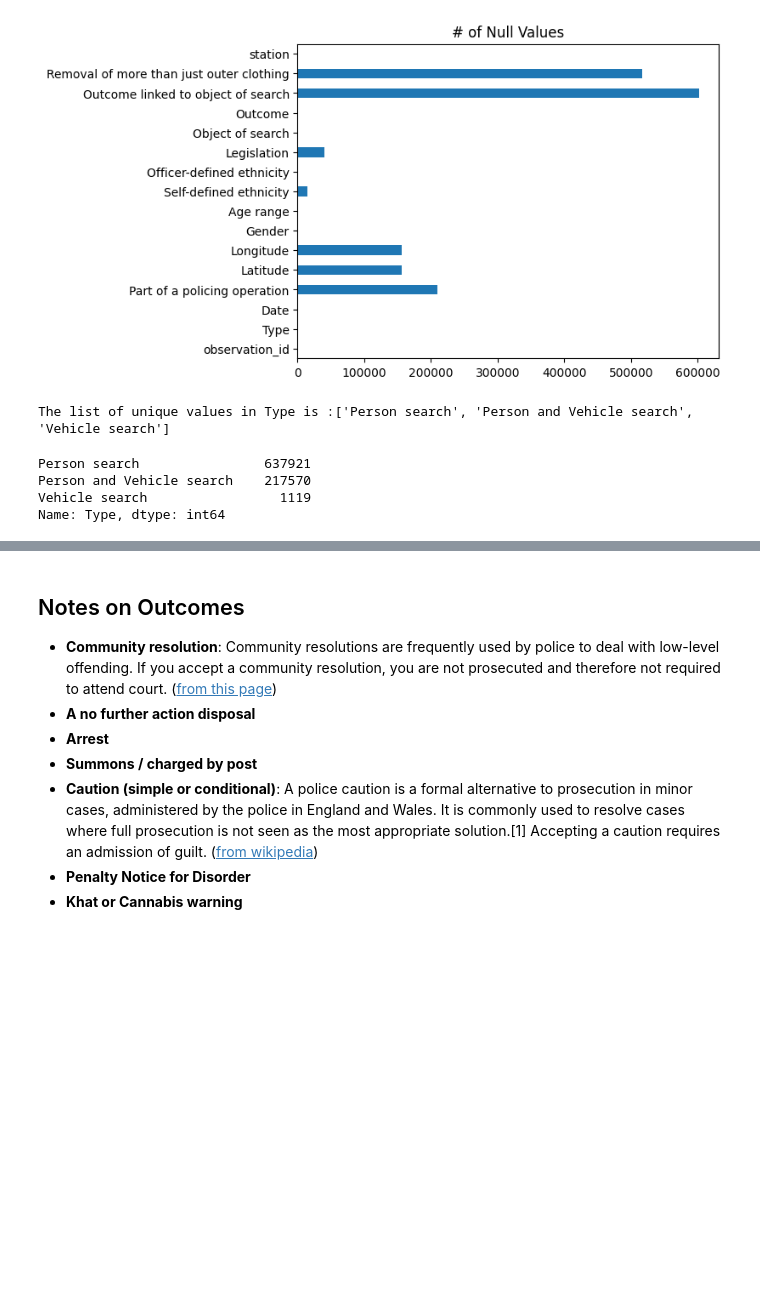
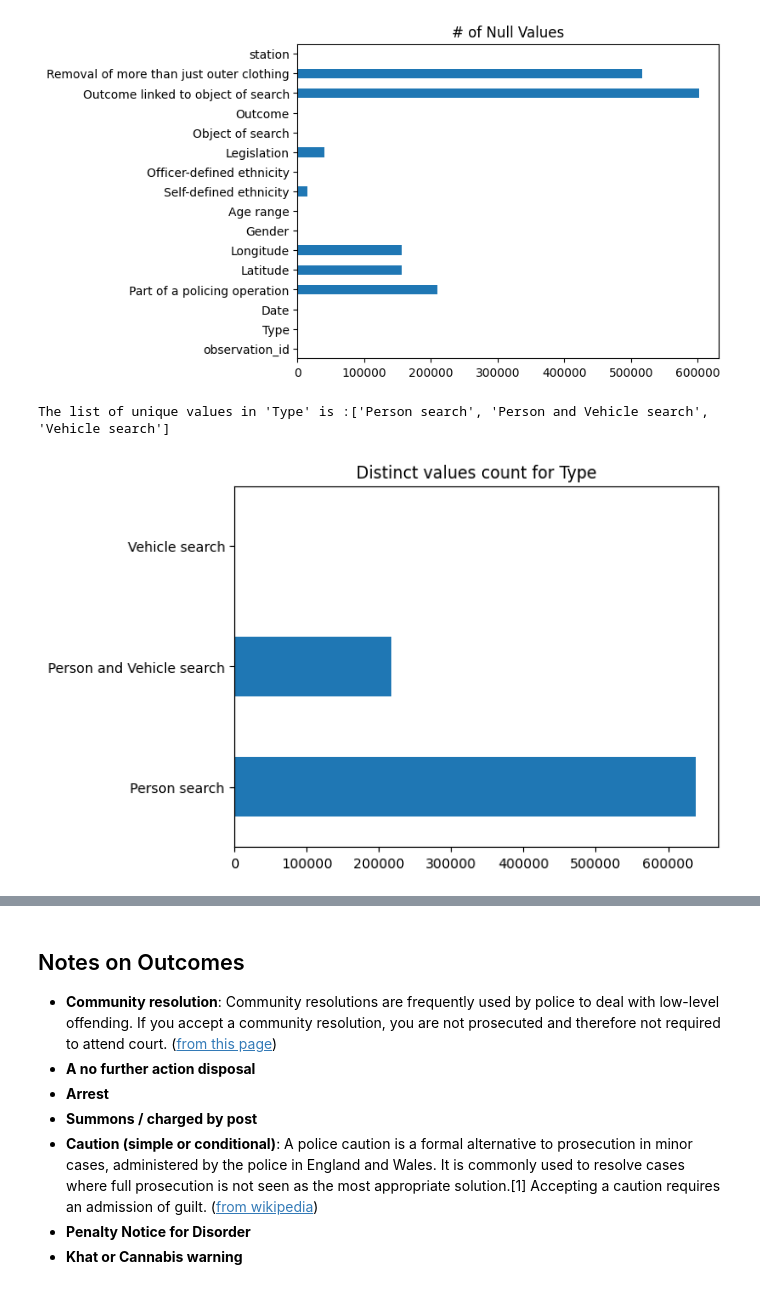
Before and after one commit to joaobssa/ldsa_capstone, a Jupyter notebook: 1 EDA.ipynb, the cells around one changed output, grey strips where cells are left out. Cells and saved outputs as stored; diff of their text form; code cells hidden in the pictures; blank space fills up the shorter version.

```diff
--- a/1 EDA.ipynb
+++ b/1 EDA.ipynb
@@ -10,6 +10,15 @@ import numpy as np
 
 # needed to use matplotlib inside jupyter notebook
 %matplotlib inline
+# %%
+def show_unique_value_graph(df, column):
+    print("The list of unique values in '" + column + "' is :" + str(list(df[column].unique())))
+
+    if(len(df[column].unique()) < 10):
+        df[column].value_counts(dropna=False).plot.barh()
+        plt.title("Distinct values count for " + column);
+    else:
+        display(df[column].value_counts(dropna=False))
 # %%
 df_ = pd.read_csv("data/train.csv")
 df_.head(10)
@@ -37,13 +46,9 @@ plt.title("# of Null Values")
 # %% [output]
 Text(0.5, 1.0, '# of Null Values')
 [figure]
-# %%
-print("The list of unique values in Type is :" + str(list(df_["Type"].unique())))
-df_["Type"].value_counts(include_na)()
-# %% [output]
-The list of unique values in Type is :['Person search', 'Person and Vehicle search', 'Vehicle search']
-Person search                637921
-Person and Vehicle search    217570
-Vehicle search                 1119
-Name: Type, dtype: int64
+# %%
+show_unique_value_graph(df_, "Type")
+# %% [output]
+The list of unique values in 'Type' is :['Person search', 'Person and Vehicle search', 'Vehicle search']
+[figure, added]
 # %%
```
Also changed, not shown: parts of 16 cells of this notebook, 1 other file.
